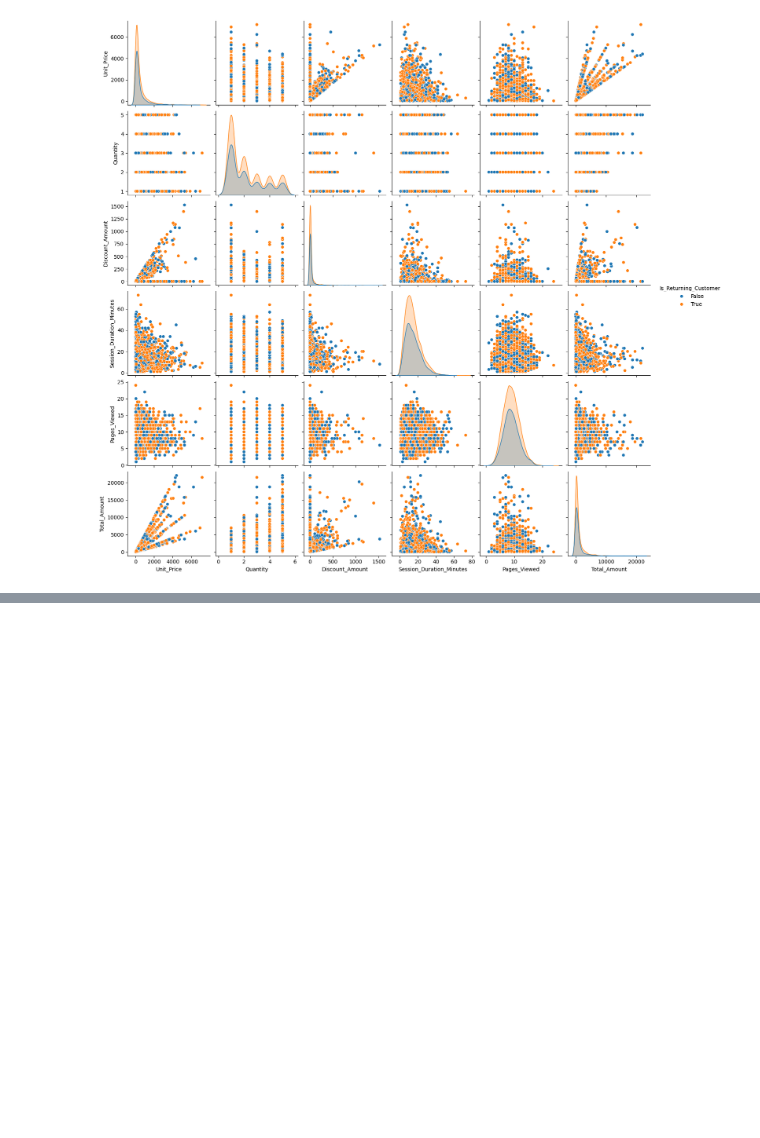
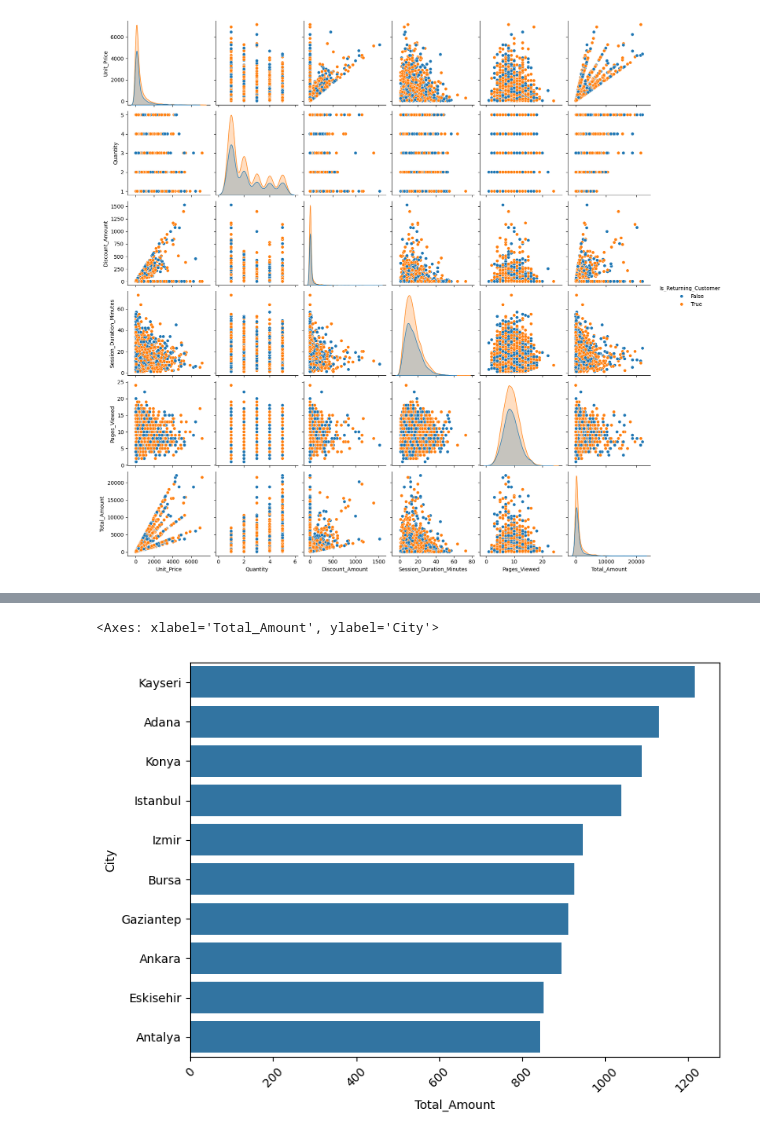
Before and after one commit to d21emijo/Data_Science_E-commerce, a Jupyter notebook: e_commerce.ipynb, the cells around one changed output, grey strips where cells are left out. Cells and saved outputs as stored; diff of their text form; code cells hidden in the pictures; blank space fills up the shorter version.

```diff
--- a/e_commerce.ipynb
+++ b/e_commerce.ipynb
@@ -228,0 +317,9 @@ plt.show()
+# %%
+order = df.groupby('City')['Total_Amount'].mean().sort_values(ascending=False).index
+
+plt.figure(figsize=(8,6))
+plt.xticks(rotation=45)
+sns.barplot(data=df, x='Total_Amount', y='City',orient='h', errorbar=None,order=order)
+# %% [output]
+<Axes: xlabel='Total_Amount', ylabel='City'>
+[figure, added]
```
Also changed, not shown: parts of 18 cells of this notebook.
